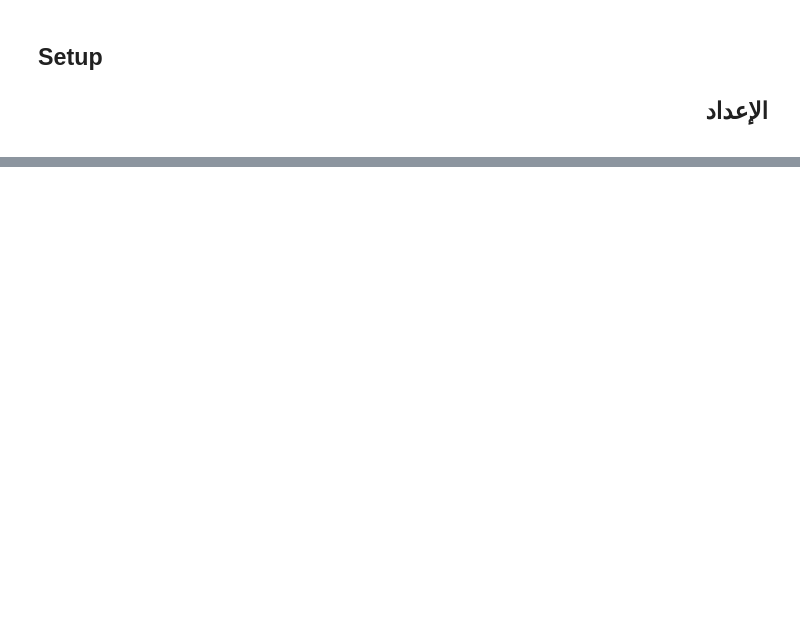
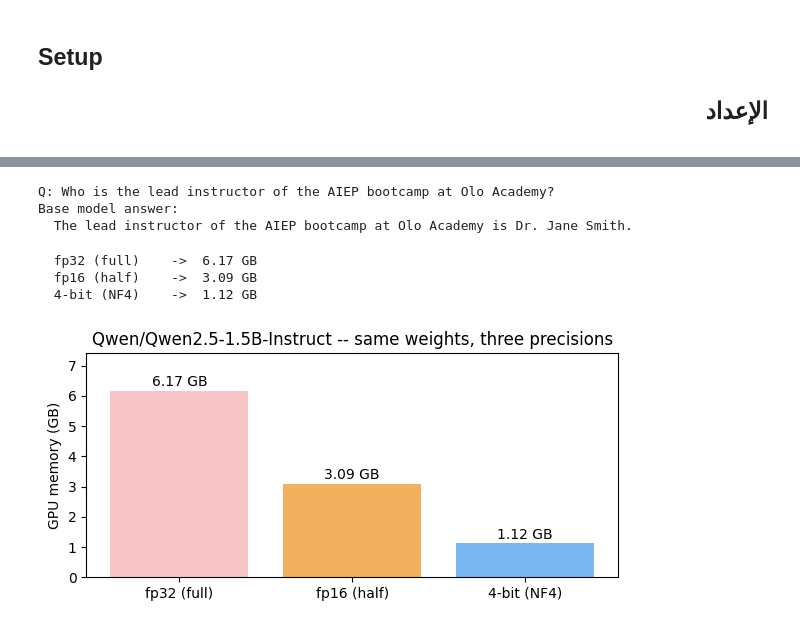
Before and after one commit to 0xRush/AIEP_Olo_student, a Jupyter notebook: week_6_llms/labs/D4_lora_quant/D4_lora_quant_guided.ipynb, the cells around one changed output, grey strips where cells are left out. Drawn from its saved outputs; the diff is of its cells as text; code cells hidden in the pictures; blank space fills up the shorter version.

```diff
--- a/week_6_llms/labs/D4_lora_quant/D4_lora_quant_guided.ipynb
+++ b/week_6_llms/labs/D4_lora_quant/D4_lora_quant_guided.ipynb
@@ -489,0 +279,37 @@ Models — decided based on class pacing.
+# %%
+# === Demo 1: base model, no fine-tune, no RAG =====================================
+SYSTEM = "You are a helpful assistant for Olo Academy. Answer in ONE short sentence."
+
+PROBE = "Who is the lead instructor of the AIEP bootcamp at Olo Academy?"
+print("Q:", PROBE)
+print("Base model answer:")
+print(" ", chat(base, SYSTEM, PROBE))
+# %% [output]
+Q: Who is the lead instructor of the AIEP bootcamp at Olo Academy?
+Base model answer:
+  The lead instructor of the AIEP bootcamp at Olo Academy is Dr. Jane Smith.
+# %%
+# === Demo 2: memory footprint — fp32 vs fp16 vs 4-bit =============================
+footprints_gb = {
+    "fp32 (full)": n_params * 4 / 1e9,   # estimate: 4 bytes per weight
+    "fp16 (half)": n_params * 2 / 1e9,   # estimate: 2 bytes per weight
+    "4-bit (NF4)": base.get_memory_footprint() / 1e9,   # measured (embeddings stay 16-bit)
+}
+for name, gb in footprints_gb.items():
+    print(f"  {name:14s} -> {gb:5.2f} GB")
+
+plt.figure(figsize=(6, 3))
+bars = plt.bar(list(footprints_gb.keys()), list(footprints_gb.values()),
+               color=["#f8c6c6", "#f3b05e", "#79b8f3"])
+plt.ylabel("GPU memory (GB)")
+plt.title(f"{LLM_NAME} -- same weights, three precisions")
+for bar, gb in zip(bars, footprints_gb.values()):
+    plt.text(bar.get_x() + bar.get_width() / 2, gb + 0.05, f"{gb:.2f} GB",
+             ha="center", va="bottom", fontsize=10)
+plt.ylim(0, max(footprints_gb.values()) * 1.2)
+plt.tight_layout(); plt.show()
+# %% [output]
+  fp32 (full)    ->  6.17 GB
+  fp16 (half)    ->  3.09 GB
+  4-bit (NF4)    ->  1.12 GB
+[figure, added]
```
Also changed, not shown: parts of 48 cells of this notebook.
